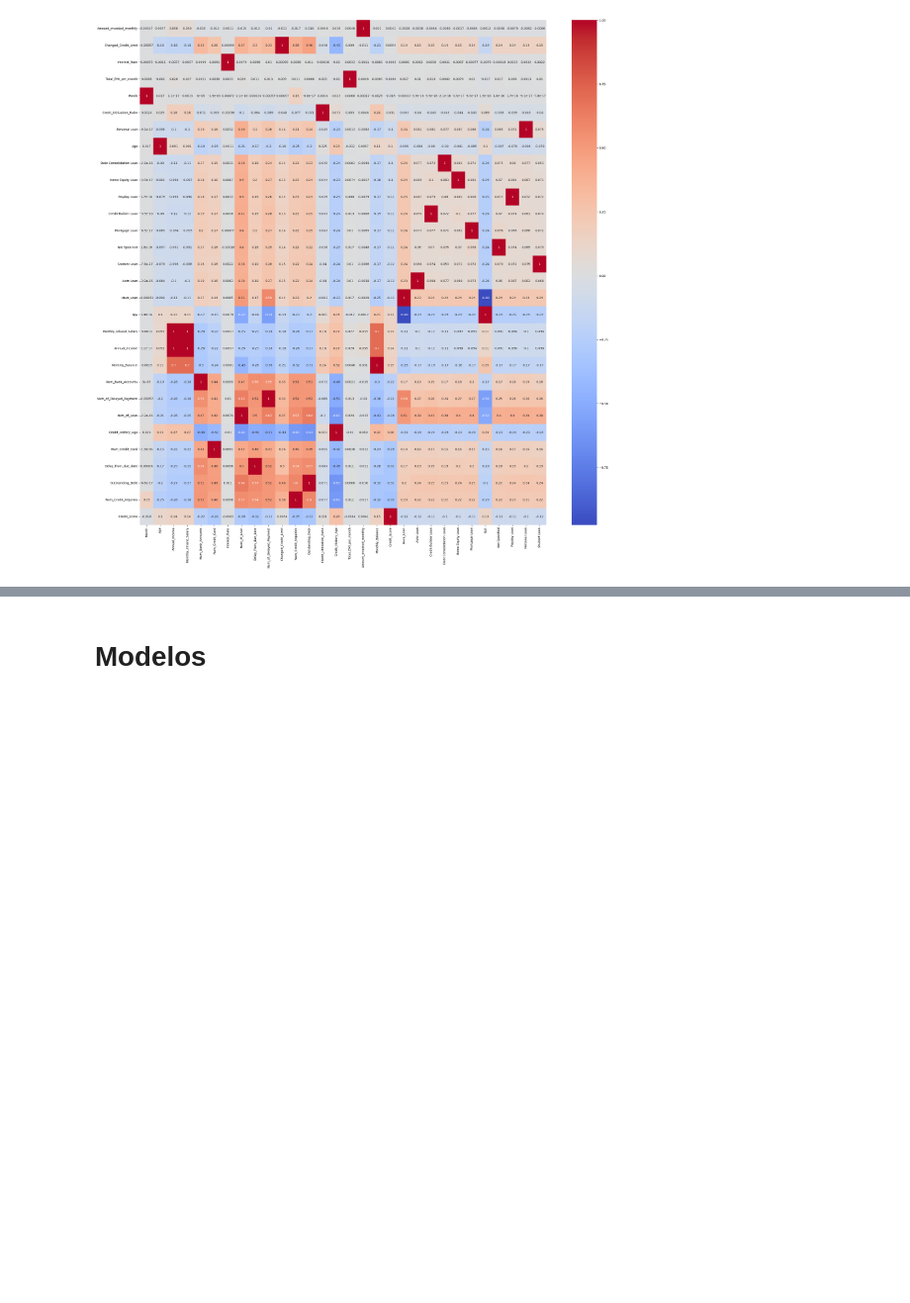
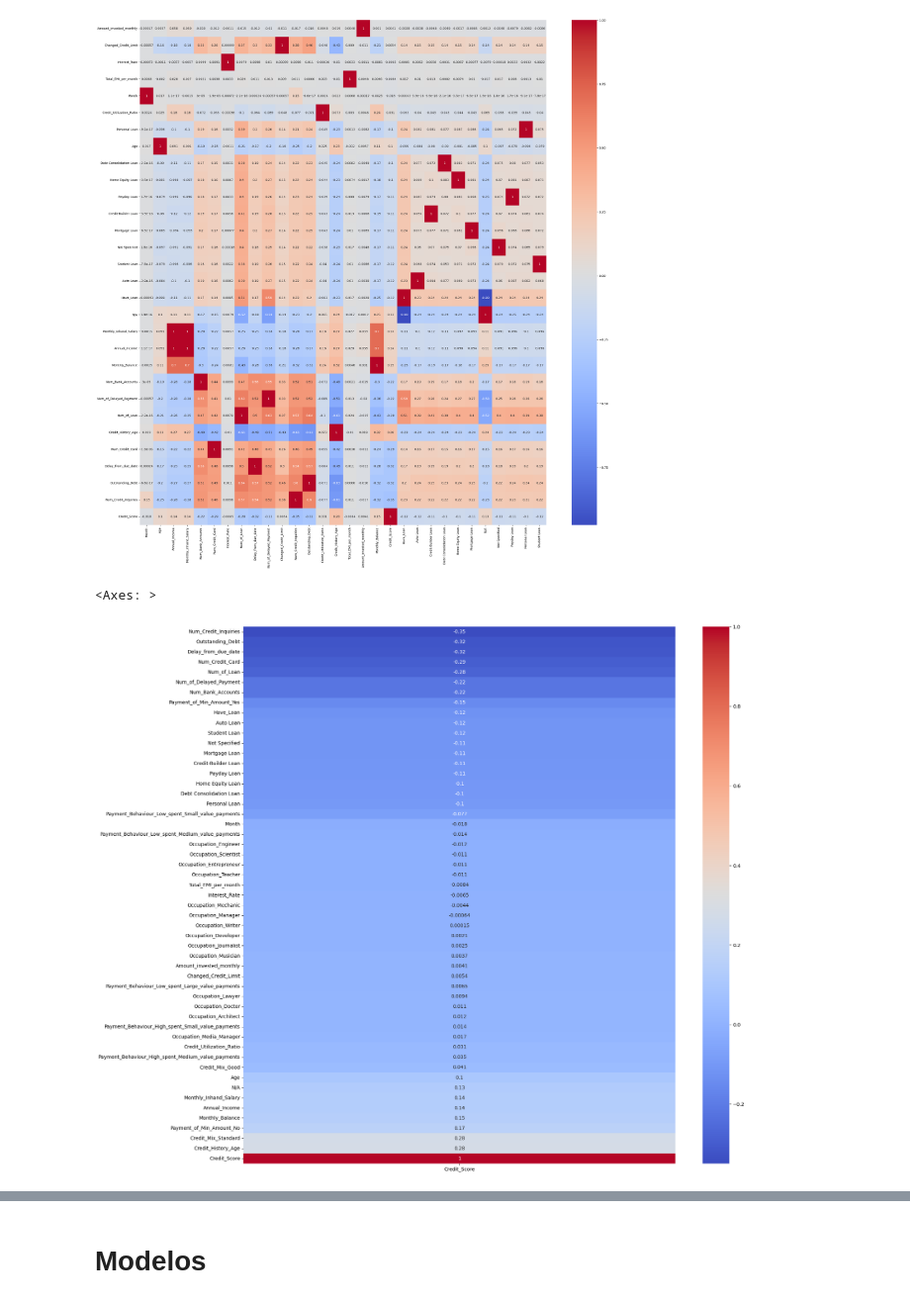
Before and after one commit to jpdefo/Credit-Score-Analysis, a Jupyter notebook: credit_score.ipynb, the cells around one changed output, grey strips where cells are left out. Shown at 99% size. Saved outputs shown, nothing was run; the diff lists cells and outputs as text; code cells hidden in the pictures; blank space fills up the shorter version.

```diff
--- a/credit_score.ipynb
+++ b/credit_score.ipynb
@@ -2014,3 +1979,13 @@ print(f"Variável principal: {main_variable}")
 # %% [output]
 Variável principal: Num_Credit_Inquiries
 [figure]
+# %%
+df_encoded3 = pd.get_dummies(df_copy, columns=categorical_cols, drop_first=True)
+df_copy = df_encoded3
+
+#Grafico de correlacao entre Credit Score e demais variaveis
+plt.figure(figsize=(20, 20))
+sns.heatmap(df_copy.corr()[['Credit_Score']].sort_values('Credit_Score'), annot=True, cmap='coolwarm')
+# %% [output]
+<Axes: >
+[figure, added]
```
Also changed, not shown: parts of 35 cells of this notebook.
